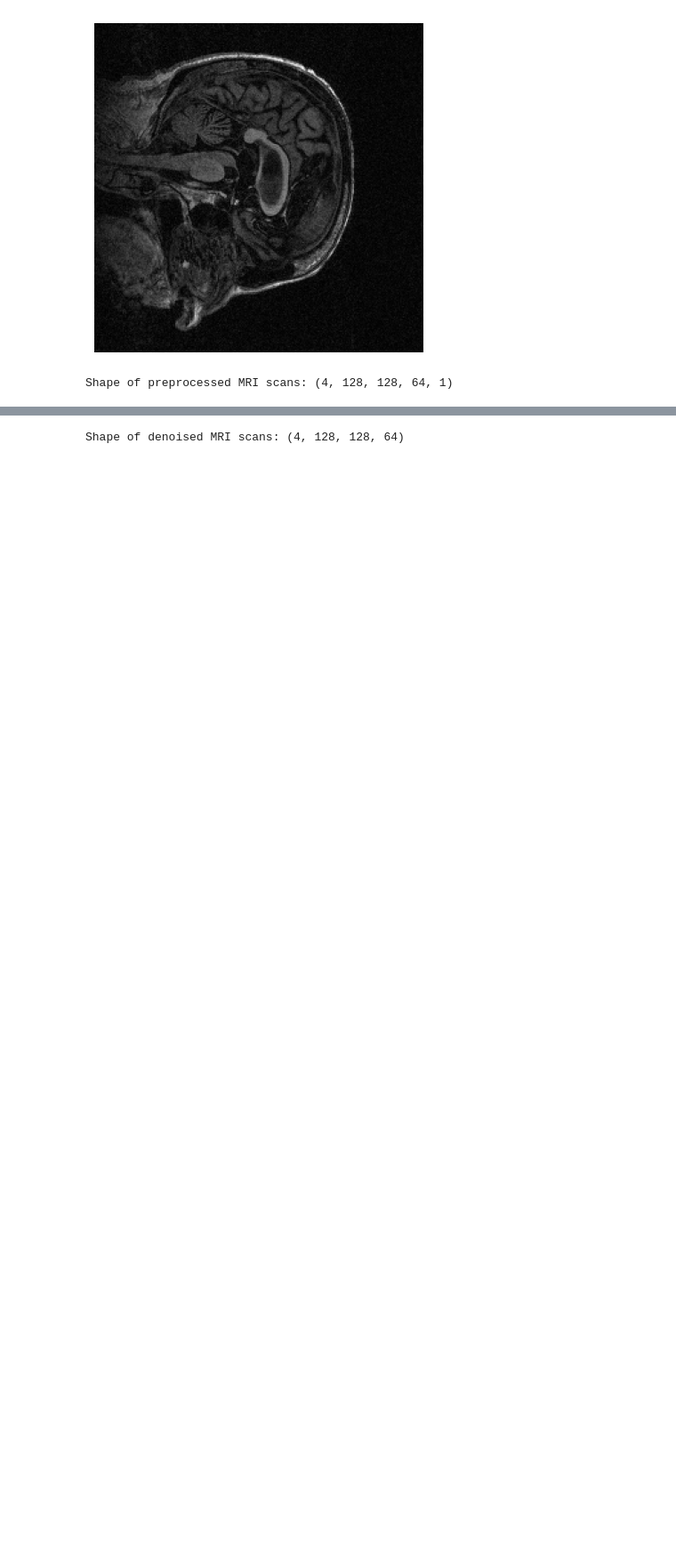
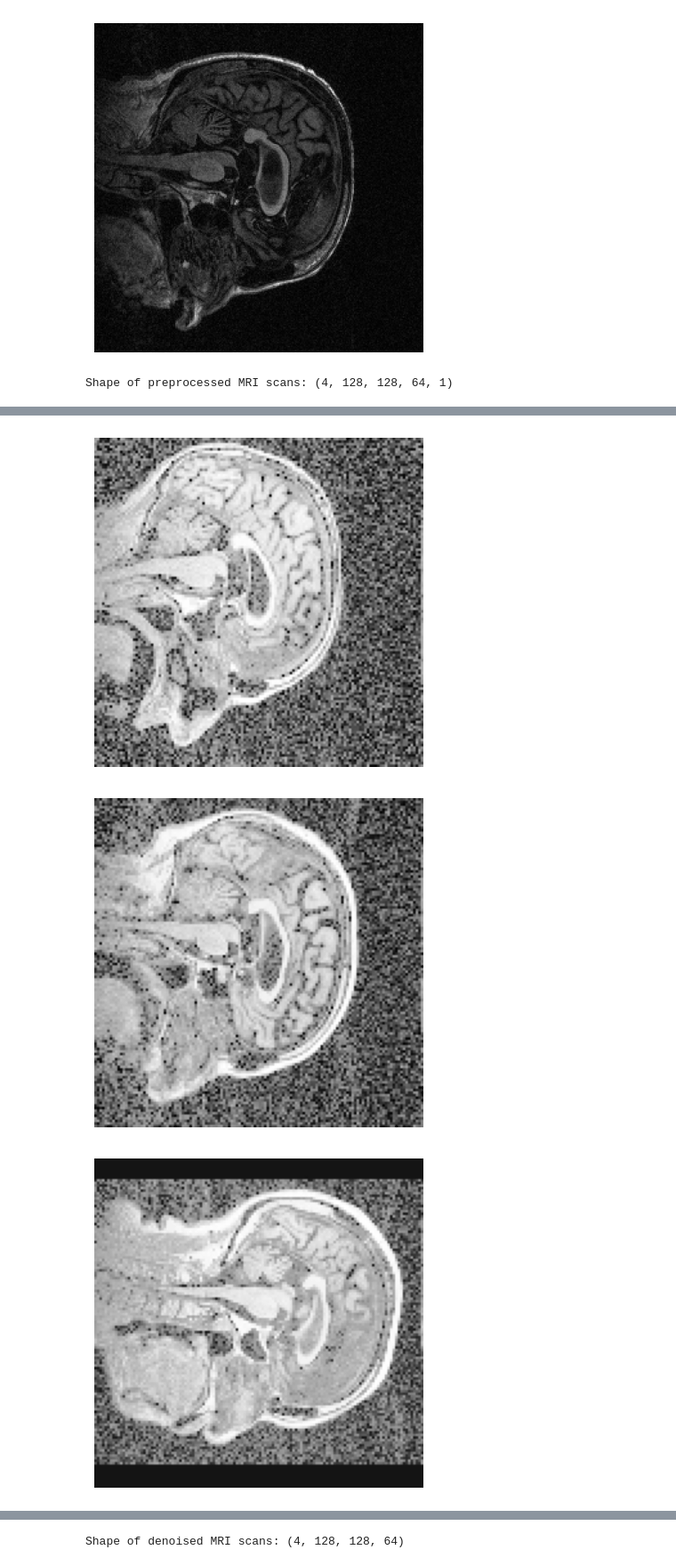
Before and after one commit to ItsPranavz/alzheimers-classification, a Jupyter notebook: mri-pre-processing.ipynb, the cells around one changed output, grey strips where cells are left out. Shown at 89% size. Drawn from its saved outputs; the diff is of its cells as text; code cells hidden in the pictures; blank space fills up the shorter version.

```diff
--- a/mri-pre-processing.ipynb
+++ b/mri-pre-processing.ipynb
@@ -102,0 +123,10 @@ Shape of preprocessed MRI scans: (4, 128, 128, 64, 1)
+# %%
+# Display central cross-section after histogram equalization
+for scan in equalized_scans:
+  plt.imshow(scan[:,:,32], cmap="gray")
+  plt.axis("off")
+  plt.show()
+# %% [output]
+[figure, added]
+[figure, added]
+[figure, added]
```
Also changed, not shown: parts of 10 cells of this notebook.
